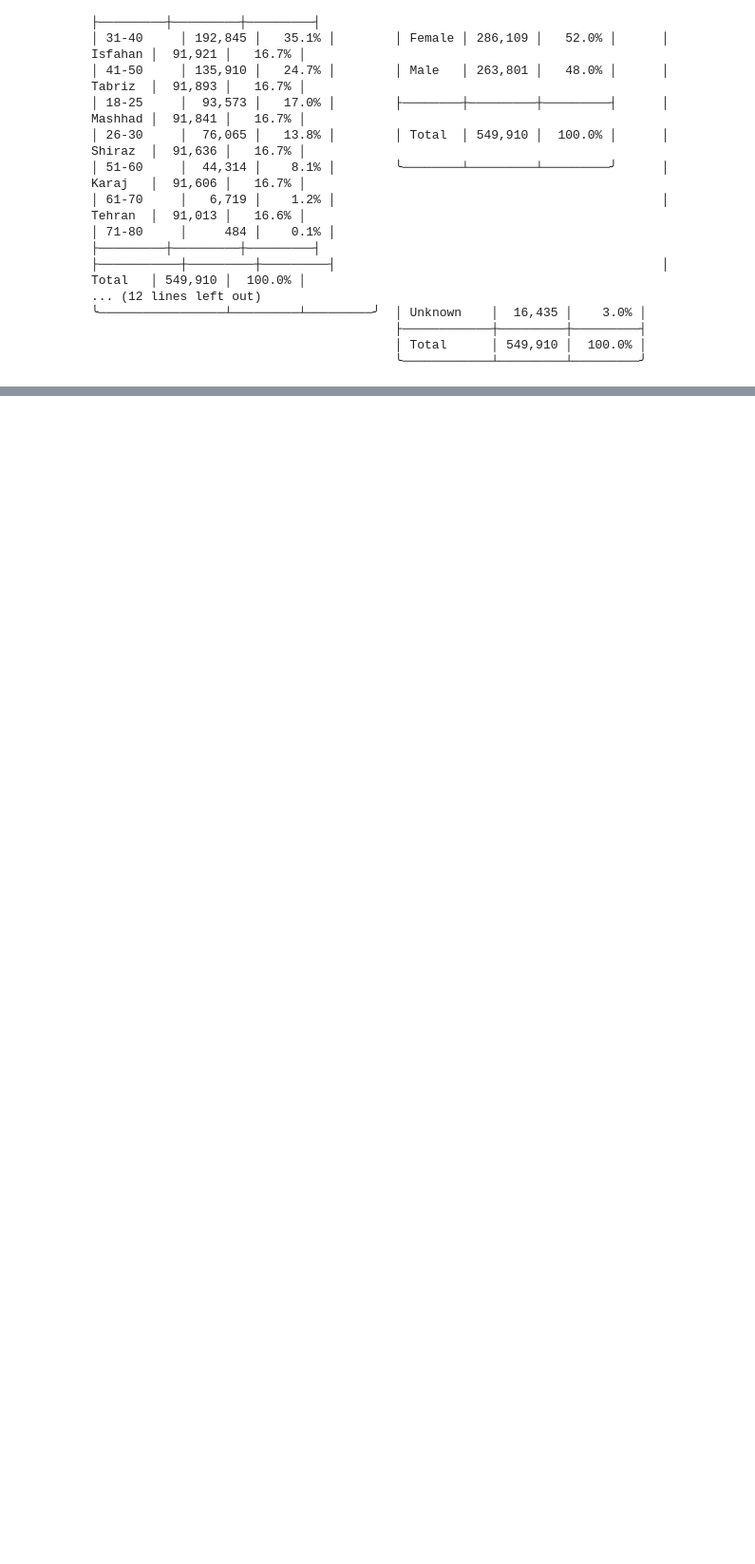
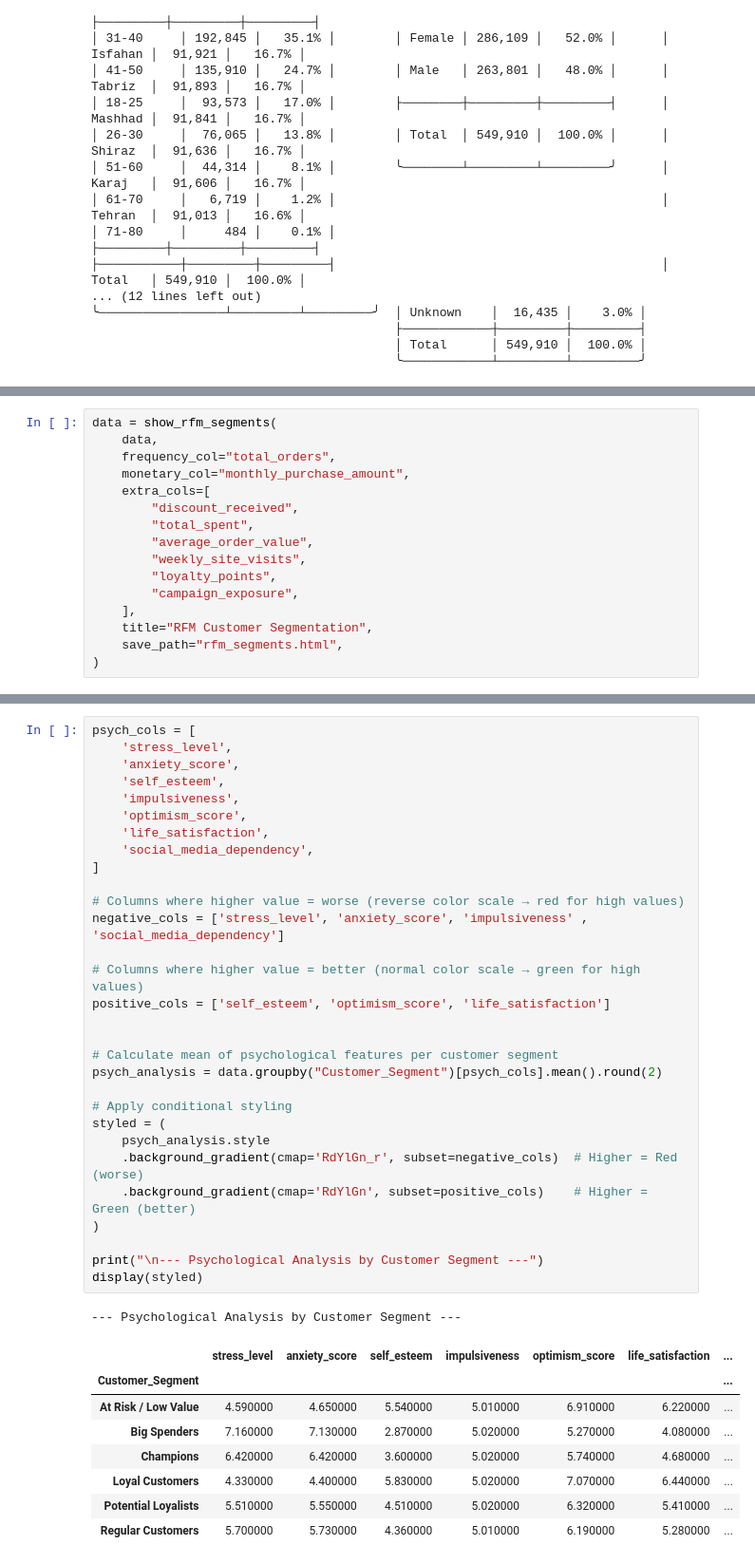
Before and after one commit to Sara-xv/Customer-Psychology-Sales, a Jupyter notebook: i.ipynb, the cells around one changed output, grey strips where cells are left out. Shown at 95% size. Drawn from its saved outputs; the diff is of its cells as text; blank space fills up the shorter version.

```diff
--- a/i.ipynb
+++ b/i.ipynb
@@ -330,0 +554,16 @@ data.sample()
+# %%
+data = show_rfm_segments(
+    data,
+    frequency_col="total_orders",
+    monetary_col="monthly_purchase_amount",
+    extra_cols=[
+        "discount_received",
+        "total_spent",
+        "average_order_value",
+        "weekly_site_visits",
+        "loyalty_points",
+        "campaign_exposure",
+    ],
+    title="RFM Customer Segmentation",
+    save_path="rfm_segments.html",
+)
@@ -330,0 +589,40 @@ data.sample()
+# %%
+psych_cols = [
+    'stress_level',
+    'anxiety_score',
+    'self_esteem',
+    'impulsiveness',
+    'optimism_score',
+    'life_satisfaction',
+    'social_media_dependency',
+]
+
+# Columns where higher value = worse (reverse color scale → red for high values)
+negative_cols = ['stress_level', 'anxiety_score', 'impulsiveness' , 'social_media_dependency']
+
+# Columns where higher value = better (normal color scale → green for high values)
+positive_cols = ['self_esteem', 'optimism_score', 'life_satisfaction']
+
+
+# Calculate mean of psychological features per customer segment
+psych_analysis = data.groupby("Customer_Segment")[psych_cols].mean().round(2)
+
+# Apply conditional styling
+styled = (
+    psych_analysis.style
+    .background_gradient(cmap='RdYlGn_r', subset=negative_cols)  # Higher = Red (worse)
+    .background_gradient(cmap='RdYlGn', subset=positive_cols)    # Higher = Green (better)
+)
+
+print("\n--- Psychological Analysis by Customer Segment ---")
+display(styled)
+# %% [output]
+--- Psychological Analysis by Customer Segment ---
+|  | stress_level | anxiety_score | self_esteem | impulsiveness | optimism_score | life_satisfaction | ... |
+| Customer_Segment |  |  |  |  |  |  | ... |
+| At Risk / Low Value | 4.590000 | 4.650000 | 5.540000 | 5.010000 | 6.910000 | 6.220000 | ... |
+| Big Spenders | 7.160000 | 7.130000 | 2.870000 | 5.020000 | 5.270000 | 4.080000 | ... |
+| Champions | 6.420000 | 6.420000 | 3.600000 | 5.020000 | 5.740000 | 4.680000 | ... |
+| Loyal Customers | 4.330000 | 4.400000 | 5.830000 | 5.020000 | 7.070000 | 6.440000 | ... |
+| Potential Loyalists | 5.510000 | 5.550000 | 4.510000 | 5.020000 | 6.320000 | 5.410000 | ... |
+| Regular Customers | 5.700000 | 5.730000 | 4.360000 | 5.010000 | 6.190000 | 5.280000 | ... |
```
Also changed, not shown: parts of 8 cells of this notebook, 2 other files.
